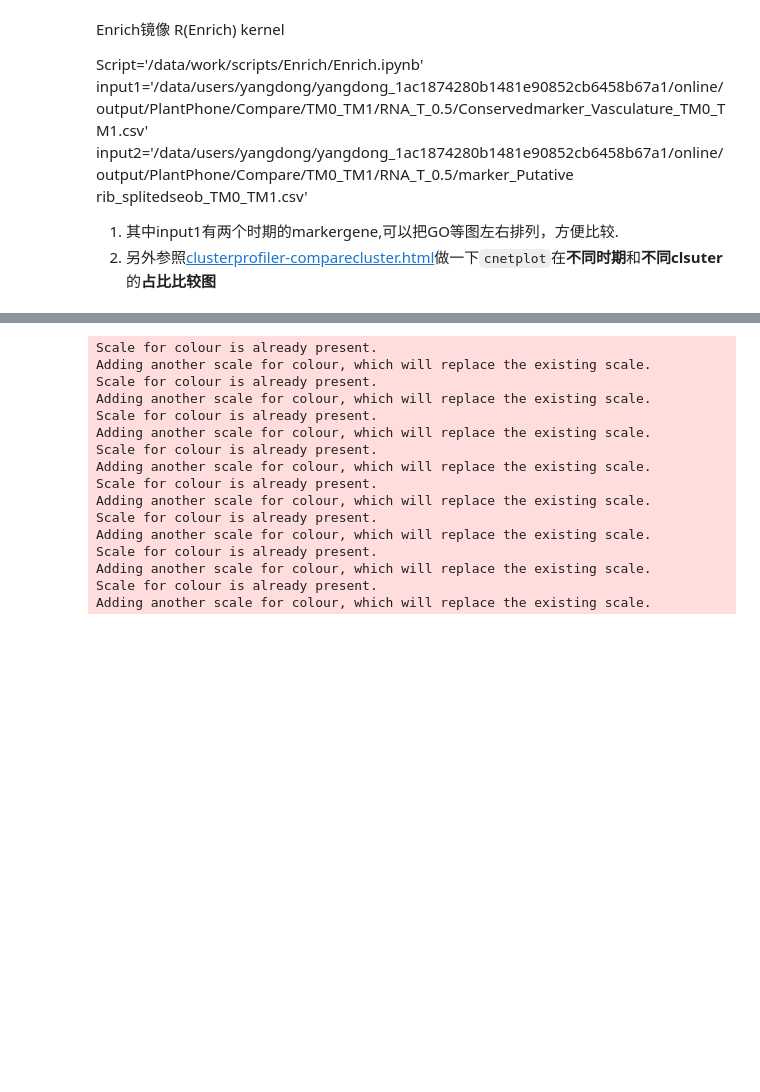
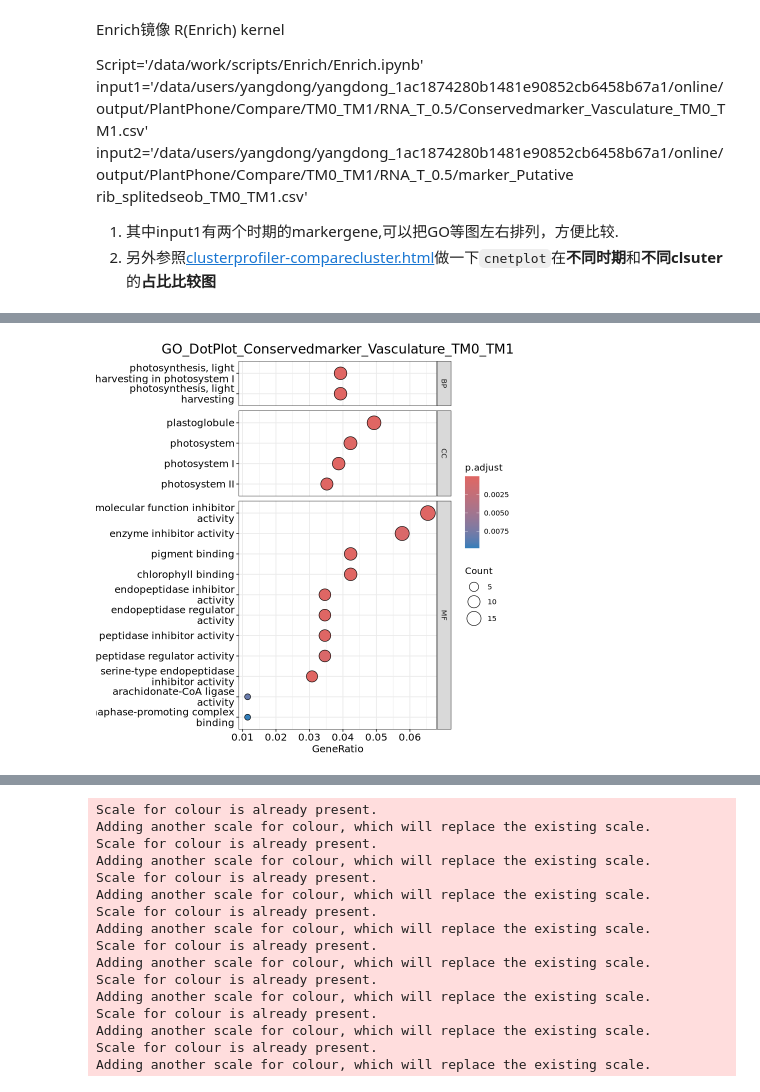
Before and after one commit to ydgenomics/L-enrich, a Jupyter notebook: 3.test_lili/Enrich.ipynb, the cells around one changed output, grey strips where cells are left out. Saved outputs shown, nothing was run; the diff lists cells and outputs as text; code cells hidden in the pictures; blank space fills up the shorter version.

```diff
--- a/3.test_lili/Enrich.ipynb
+++ b/3.test_lili/Enrich.ipynb
@@ -55,10 +32,10 @@ license agreement (details at http://www.kegg.jp/kegg/legal.html).
 # %%
 # library
 
-Tomato <-loadDb(file="/data/users/lili10/online/script/clusterProfiler/ITAG4.1_241207.OrgDb")
-kegglist <- read.csv('/data/work/input/Clusterprofiler/ITAG4.1_Gene_KEGGID_KEGGNAME_241225.csv')
-gmt_go <- "/data/work/input/Enrich/ITAG4.1_description_GO_Gene_241220.gmt"
-gmt_kegg <- '/data/work/input/Enrich/ITAG4.1_KEGGNAME_KEGGID_Gene_241225.gmt'
+Tomato <-loadDb(file="/data/users/lili10/online/script/Enrich/clusterProfiler/ITAG4.1_241207.OrgDb")
+kegglist <- read.csv('/data/users/lili10/lili10_642e569efa3b4d56a57481c396194c66/online/input/Clusterprofiler/ITAG4.1_Gene_KEGGID_KEGGNAME_241225.csv')
+gmt_go <- "/data/users/lili10/lili10_642e569efa3b4d56a57481c396194c66/online/input/Enrich/ITAG4.1_description_GO_Gene_241220.gmt"
+gmt_kegg <- '/data/users/lili10/lili10_642e569efa3b4d56a57481c396194c66/online/input/Enrich/ITAG4.1_KEGGNAME_KEGGID_Gene_241225.gmt'
 
 kegg2gene <- data.frame(kegglist$KEGGID,kegglist$Gene)
 kegg2name <- data.frame(kegglist$KEGGID,kegglist$KEGGNAME)
@@ -64,0 +85,4 @@ kegg2name <- data.frame(kegglist$KEGGID,kegglist$KEGGNAME)
+# %%
+file='/data/users/yangdong/yangdong_1ac1874280b1481e90852cb6458b67a1/online/output/PlantPhone/Compare/TM0_TM1/RNA_T_0.5/Conservedmarker_Vasculature_TM0_TM1.csv'
+res <- read.csv(file, row.names = 1)
+head(res)
@@ -98,0 +154,15 @@ for (file in files) {
+# %%
+base_theme <- theme(
+    plot.title = element_text(size = 16, hjust = 0.5, vjust = 1)
+)
+
+
+res <- read.csv(file_target_deg, row.names = 1)
+res <- rownames_to_column(res, var = "Gene") %>% filter(!is.na(Gene) & !duplicated(Gene))
+
+gene <- pull(res, Gene)
+geneList <- res$log2fc
+names(geneList) <- gene
+
+file_prefix <- file_path_sans_ext(basename(file))
+head(gene)
@@ -98,0 +172,3 @@ for (file in files) {
+# %%
+gene <- sub("^gene:", "", gene)
+head(gene)
@@ -98,0 +200,9 @@ for (file in files) {
+# %%
+p1 <- dotplot(ego, showCategory = 30, split = "ONTOLOGY") +
+    facet_grid(ONTOLOGY ~ ., scale = "free", space = "free") +
+    scale_colour_gradient(low = "red", high = "blue") +  # 颜色标度仅在此处添加
+    labs(title = str_c("GO_DotPlot_", file_prefix)) +
+    base_theme
+p1
+# %% [output]
+[figure, added]
```
Also changed, not shown: parts of 47 cells of this notebook, 7 other files.
